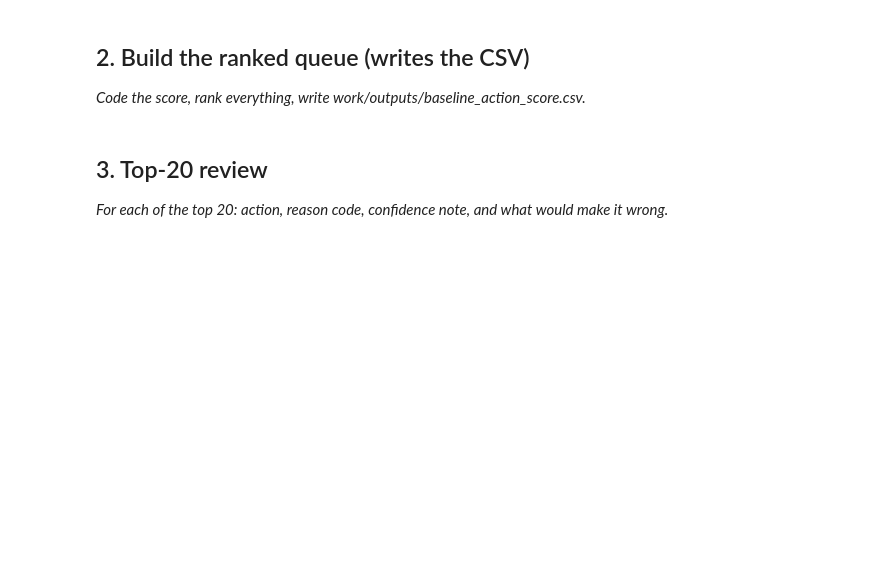
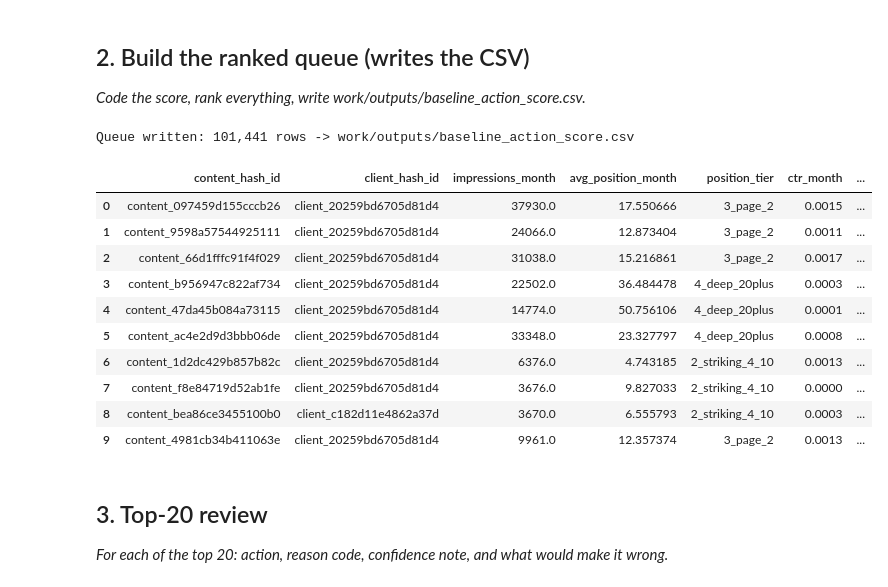
Before and after one commit to nooragab/flyrank-ml-internship, a Jupyter notebook: work/notebooks/w04_baseline_score.ipynb, the cells around one changed output. Saved outputs shown, nothing was run; the diff lists cells and outputs as text; code cells hidden in the pictures; blank space fills up the shorter version.

```diff
--- a/work/notebooks/w04_baseline_score.ipynb
+++ b/work/notebooks/w04_baseline_score.ipynb
@@ -23,3 +137,71 @@ This skeleton is yours to fill. Work the sections **in order** — each one has
+# %%
+import os
+
+queue = con.sql(f"""
+    WITH monthly AS (
+        SELECT
+            content_hash_id, client_hash_id,
+            SUM(gsc_impressions) AS impressions_month,
+            SUM(gsc_clicks) AS clicks_month,
+            AVG(gsc_avg_position) AS avg_position_month
+        FROM read_parquet('{rel}/fact_content_daily_performance/month=2026-03/*.parquet')
+        WHERE gsc_data_available IS TRUE
+        GROUP BY content_hash_id, client_hash_id
+    ),
+    tiered AS (
+        SELECT *,
+            clicks_month / NULLIF(impressions_month, 0) AS ctr_month,
+            CASE
+                WHEN avg_position_month <= 3 THEN '1_top_3'
+                WHEN avg_position_month <= 10 THEN '2_striking_4_10'
+                WHEN avg_position_month <= 20 THEN '3_page_2'
+                ELSE '4_deep_20plus'
+            END AS position_tier
+        FROM monthly
+        WHERE impressions_month >= 100
+    ),
+    tier_avg AS (
+        SELECT position_tier, AVG(ctr_month) AS tier_avg_ctr
+        FROM tiered GROUP BY position_tier
+    )
+    SELECT
+        t.content_hash_id, t.client_hash_id,
+        t.impressions_month, t.avg_position_month, t.position_tier,
+        ROUND(t.ctr_month, 4) AS ctr_month,
+        ROUND(ta.tier_avg_ctr, 4) AS tier_avg_ctr,
+        ROUND(GREATEST(ta.tier_avg_ctr - t.ctr_month, 0), 4) AS ctr_gap,
+        DATE_DIFF('day', d.content_updated_date, DATE '2026-03-31') AS days_since_last_update,
+        (DATE_DIFF('day', d.content_updated_date, DATE '2026-03-31') >= 90) AS is_stale,
+        d.word_count
+    FROM tiered t
+    JOIN tier_avg ta ON t.position_tier = ta.position_tier
+    JOIN read_parquet('{rel}/dim_content.parquet') d ON t.content_hash_id = d.content_hash_id
+""").df()
+
+queue["baseline_score"] = queue["impressions_month"] * queue["is_stale"].astype(int) * queue["ctr_gap"]
+queue["reason_code"] = "stale_ctr_underperformer"
+queue["action_label"] = "review_for_refresh"
+
+queue_ranked = queue.sort_values("baseline_score", ascending=False).reset_index(drop=True)
+
+os.makedirs("work/outputs", exist_ok=True)
+queue_ranked.to_csv("work/outputs/baseline_action_score.csv", index=False)
+
+print(f"Queue written: {len(queue_ranked):,} rows -> work/outputs/baseline_action_score.csv")
+queue_ranked.head(10)
+# %% [output]
+Queue written: 101,441 rows -> work/outputs/baseline_action_score.csv
+|  | content_hash_id | client_hash_id | impressions_month | avg_position_month | position_tier | ctr_month | ... |
+| 0 | content_097459d155cccb26 | client_20259bd6705d81d4 | 37930.0 | 17.550666 | 3_page_2 | 0.0015 | ... |
+| 1 | content_9598a57544925111 | client_20259bd6705d81d4 | 24066.0 | 12.873404 | 3_page_2 | 0.0011 | ... |
+| 2 | content_66d1fffc91f4f029 | client_20259bd6705d81d4 | 31038.0 | 15.216861 | 3_page_2 | 0.0017 | ... |
+| 3 | content_b956947c822af734 | client_20259bd6705d81d4 | 22502.0 | 36.484478 | 4_deep_20plus | 0.0003 | ... |
+| 4 | content_47da45b084a73115 | client_20259bd6705d81d4 | 14774.0 | 50.756106 | 4_deep_20plus | 0.0001 | ... |
+| 5 | content_ac4e2d9d3bbb06de | client_20259bd6705d81d4 | 33348.0 | 23.327797 | 4_deep_20plus | 0.0008 | ... |
+| 6 | content_1d2dc429b857b82c | client_20259bd6705d81d4 | 6376.0 | 4.743185 | 2_striking_4_10 | 0.0013 | ... |
+| 7 | content_f8e84719d52ab1fe | client_20259bd6705d81d4 | 3676.0 | 9.827033 | 2_striking_4_10 | 0.0000 | ... |
+| 8 | content_bea86ce3455100b0 | client_c182d11e4862a37d | 3670.0 | 6.555793 | 2_striking_4_10 | 0.0003 | ... |
+| 9 | content_4981cb34b411063e | client_20259bd6705d81d4 | 9961.0 | 12.357374 | 3_page_2 | 0.0013 | ... |
 # %% [markdown]
 ## 3. Top-20 review
 
```
Also changed, not shown: parts of 19 cells of this notebook.
